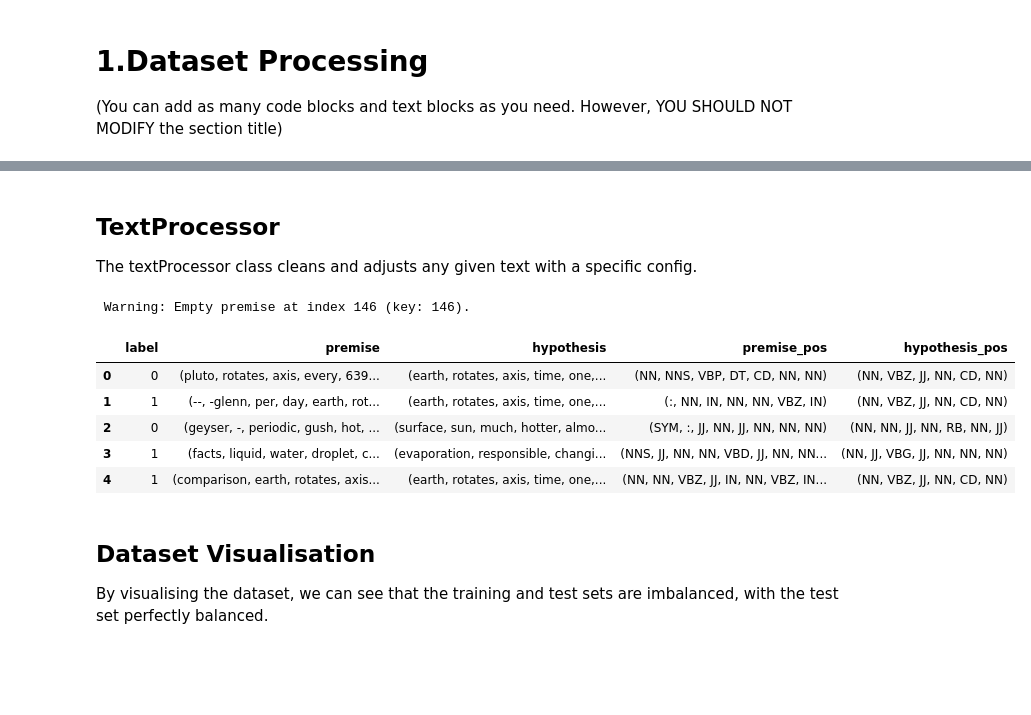
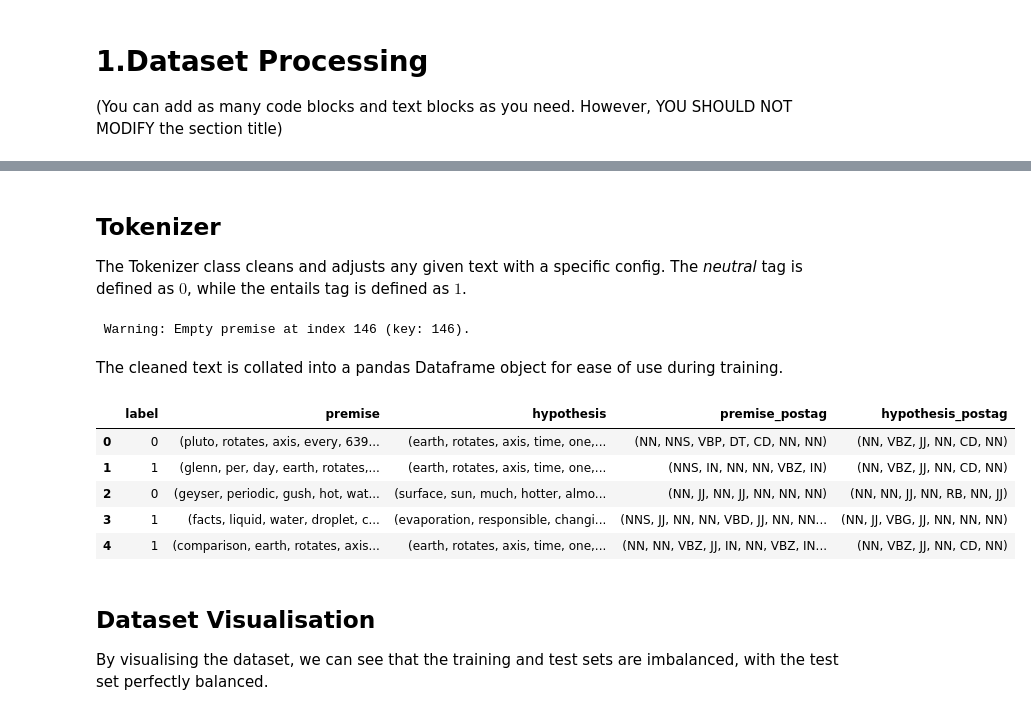
Before and after one commit to Martin-EvansUWA/Natural-Language-Processing, a Jupyter notebook: CITS4012_YourGroupID.ipynb, the cells around one changed output, grey strips where cells are left out. Saved outputs shown, nothing was run; the diff lists cells and outputs as text; code cells hidden in the pictures; blank space fills up the shorter version.

```diff
--- a/CITS4012_YourGroupID.ipynb
+++ b/CITS4012_YourGroupID.ipynb
@@ -70,21 +73,0 @@ The config class allows us to adjust the word embeddings, allowing for the exper
-# %%
-from nltk.stem import WordNetLemmatizer, PorterStemmer, LancasterStemmer
-from nltk import pos_tag
-import numpy as np
-
-class Config:
-    stem = False
-    stemmer = PorterStemmer()
-    lemmatize = True
-    lemmatizer = WordNetLemmatizer()
-    tokenize = True
-
-    clean_text = True
-    regex = r"[^a-z0-9\-\s]"
-
-    pos = True
-    pos_tagger = pos_tag
-
-    lower = True
-
-    stopwords = set(stopwords.words('english'))
@@ -91,5 +129,6 @@ class Config:
 # %% [markdown]
-## TextProcessor
+## Tokenizer
 
-The textProcessor class cleans and adjusts any given text with a specific config.
+The Tokenizer class cleans and adjusts any given text with a specific config.
+The *neutral* tag is defined as $0$, while the entails tag is defined as $1$.
 # %%
@@ -171,44 +212,45 @@ class textProcesser():
 # %%
 cfg = Config()
 
-clean_train = textProcesser(cfg).clean_text(train)
-clean_val = textProcesser(cfg).clean_text(val)
-clean_test = textProcesser(cfg).clean_text(test)
+clean_train = Tokenizer(cfg).clean_text(train)
+clean_val = Tokenizer(cfg).clean_text(val)
+clean_test = Tokenizer(cfg).clean_text(test)
 # %% [output]
  Warning: Empty premise at index 146 (key: 146).
+# %% [markdown]
+The cleaned text is collated into a pandas Dataframe object for ease of use during training.
 # %%
 import pandas as pd
 
 train_df = pd.DataFrame({
     "label": clean_train["label"],
     "premise": clean_train["premise"],
     "hypothesis": clean_train["hypothesis"],
-    "premise_pos": clean_train["premise_pos"],
-    "hypothesis_pos": clean_train["hypothesis_pos"],
+    "premise_postag": clean_train["premise_postag"],
+    "hypothesis_postag": clean_train["hypothesis_postag"],
 })
 val_df = pd.DataFrame({
     "label": clean_val["label"],
     "premise": clean_val["premise"],
     "hypothesis": clean_val["hypothesis"],
-    "premise_pos": clean_val["premise_pos"],
-    "hypothesis_pos": clean_val["hypothesis_pos"],
+    "premise_postag": clean_val["premise_postag"],
+    "hypothesis_postag": clean_val["hypothesis_postag"],
 
 })
-
 test_df = pd.DataFrame({
     "label": clean_test["label"],
     "premise": clean_test["premise"],
     "hypothesis": clean_test["hypothesis"],
-    "premise_pos": clean_test["premise_pos"],
-    "hypothesis_pos": clean_test["hypothesis_pos"],
+    "premise_postag": clean_test["premise_postag"],
+    "hypothesis_postag": clean_test["hypothesis_postag"],
 })
 
 train_df.head(5)
 # %% [output]
-|  | label | premise | hypothesis | premise_pos | hypothesis_pos |
+|  | label | premise | hypothesis | premise_postag | hypothesis_postag |
 | 0 | 0 | (pluto, rotates, axis, every, 639... | (earth, rotates, axis, time, one,... | (NN, NNS, VBP, DT, CD, NN, NN) | (NN, VBZ, JJ, NN, CD, NN) |
-| 1 | 1 | (--, -glenn, per, day, earth, rot... | (earth, rotates, axis, time, one,... | (:, NN, IN, NN, NN, VBZ, IN) | (NN, VBZ, JJ, NN, CD, NN) |
-| 2 | 0 | (geyser, -, periodic, gush, hot, ... | (surface, sun, much, hotter, almo... | (SYM, :, JJ, NN, JJ, NN, NN, NN) | (NN, NN, JJ, NN, RB, NN, JJ) |
+| 1 | 1 | (glenn, per, day, earth, rotates,... | (earth, rotates, axis, time, one,... | (NNS, IN, NN, NN, VBZ, IN) | (NN, VBZ, JJ, NN, CD, NN) |
+| 2 | 0 | (geyser, periodic, gush, hot, wat... | (surface, sun, much, hotter, almo... | (NN, JJ, NN, JJ, NN, NN, NN) | (NN, NN, JJ, NN, RB, NN, JJ) |
 | 3 | 1 | (facts, liquid, water, droplet, c... | (evaporation, responsible, changi... | (NNS, JJ, NN, NN, VBD, JJ, NN, NN... | (NN, JJ, VBG, JJ, NN, NN, NN) |
 | 4 | 1 | (comparison, earth, rotates, axis... | (earth, rotates, axis, time, one,... | (NN, NN, VBZ, JJ, IN, NN, VBZ, IN... | (NN, VBZ, JJ, NN, CD, NN) |
 # %% [markdown]
```
Also changed, not shown: parts of 47 cells of this notebook.
